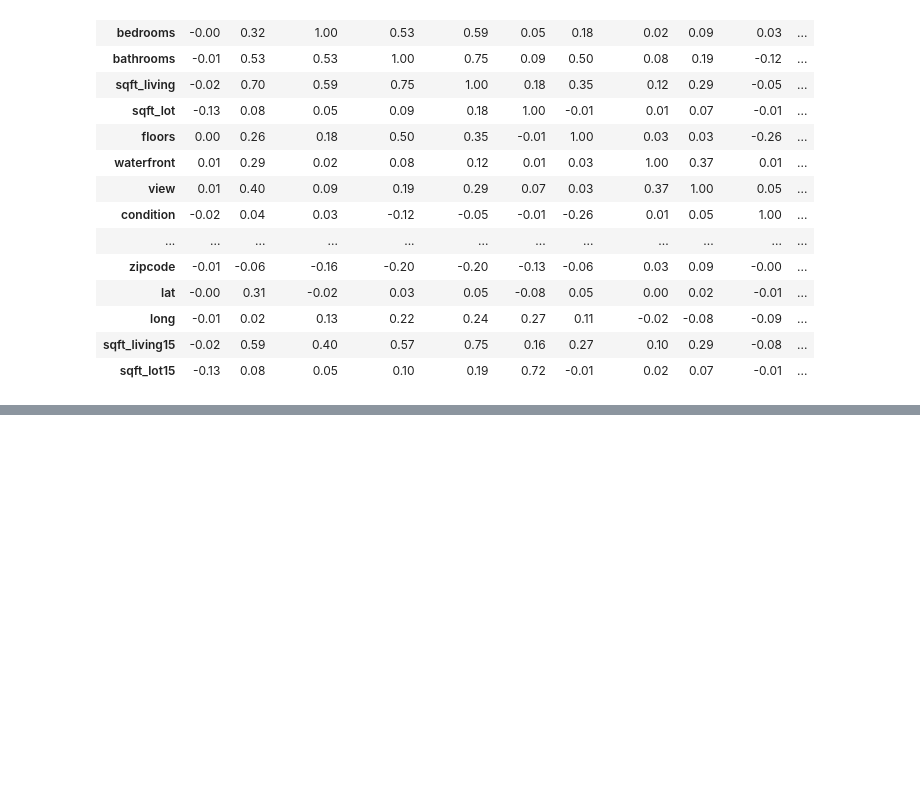
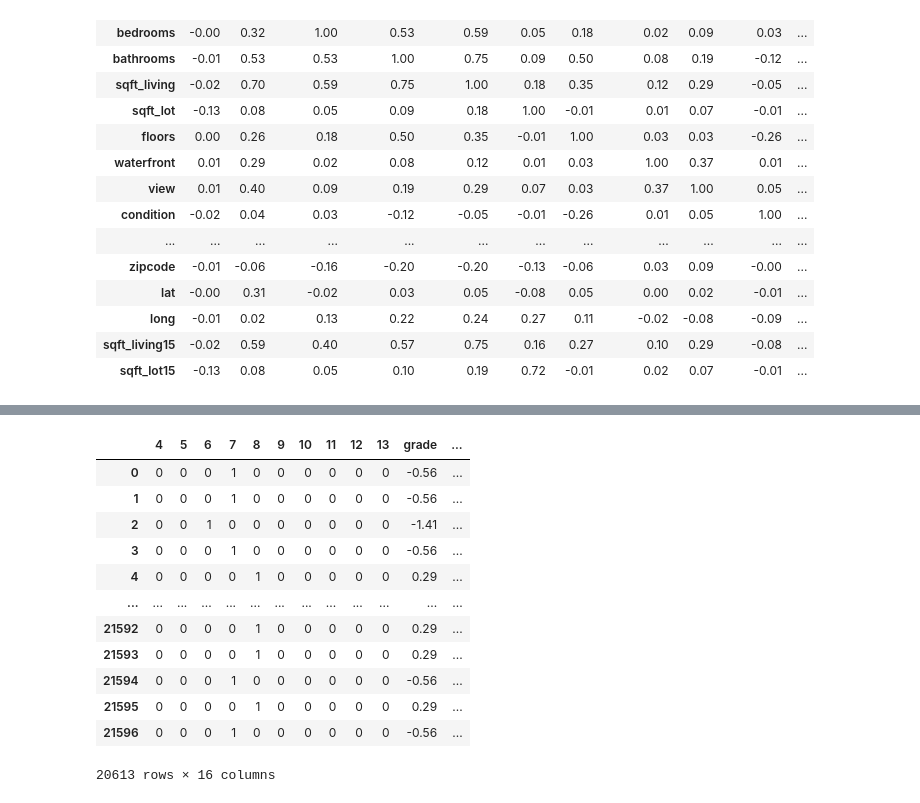
Before and after one commit to learn-co-curriculum/dsc-phase-2-project, a Jupyter notebook: student.ipynb, the cells around one changed output, grey strips where cells are left out. Drawn from its saved outputs; the diff is of its cells as text; code cells hidden in the pictures; blank space fills up the shorter version.

Commit message:
second day

```diff
--- a/student.ipynb
+++ b/student.ipynb
@@ -463,0 +486,2 @@ Name: price, dtype: float64
+# %%
+df_scaled_initial.drop("City", axis=1, inplace=True)
@@ -463,0 +521,4 @@ Name: price, dtype: float64
+# %%
+
+
+df_second_r= df_scaled_initial[["grade", "lat", "sqft_living", "yr_built", "view", "waterfront"]]
@@ -463,0 +589,23 @@ Name: price, dtype: float64
+# %%
+#lets dummy the grade
+grade_origin= df_clean_city['grade']
+
+df_dummy_grade= pd.get_dummies(grade_origin, drop_first= True) #avoid dummy trap
+
+df_second_r = pd.concat([df_dummy_grade, df_second_r], axis=1)
+
+df_second_r
+# %% [output]
+|  | 4 | 5 | 6 | 7 | 8 | 9 | 10 | 11 | 12 | 13 | grade | ... |
+| 0 | 0 | 0 | 0 | 1 | 0 | 0 | 0 | 0 | 0 | 0 | -0.56 | ... |
+| 1 | 0 | 0 | 0 | 1 | 0 | 0 | 0 | 0 | 0 | 0 | -0.56 | ... |
+| 2 | 0 | 0 | 1 | 0 | 0 | 0 | 0 | 0 | 0 | 0 | -1.41 | ... |
+| 3 | 0 | 0 | 0 | 1 | 0 | 0 | 0 | 0 | 0 | 0 | -0.56 | ... |
+| 4 | 0 | 0 | 0 | 0 | 1 | 0 | 0 | 0 | 0 | 0 | 0.29 | ... |
+| ... | ... | ... | ... | ... | ... | ... | ... | ... | ... | ... | ... | ... |
+| 21592 | 0 | 0 | 0 | 0 | 1 | 0 | 0 | 0 | 0 | 0 | 0.29 | ... |
+| 21593 | 0 | 0 | 0 | 0 | 1 | 0 | 0 | 0 | 0 | 0 | 0.29 | ... |
+| 21594 | 0 | 0 | 0 | 1 | 0 | 0 | 0 | 0 | 0 | 0 | -0.56 | ... |
+| 21595 | 0 | 0 | 0 | 0 | 1 | 0 | 0 | 0 | 0 | 0 | 0.29 | ... |
+| 21596 | 0 | 0 | 0 | 1 | 0 | 0 | 0 | 0 | 0 | 0 | -0.56 | ... |
+20613 rows × 16 columns
```
Also changed, not shown: parts of 57 cells of this notebook.
